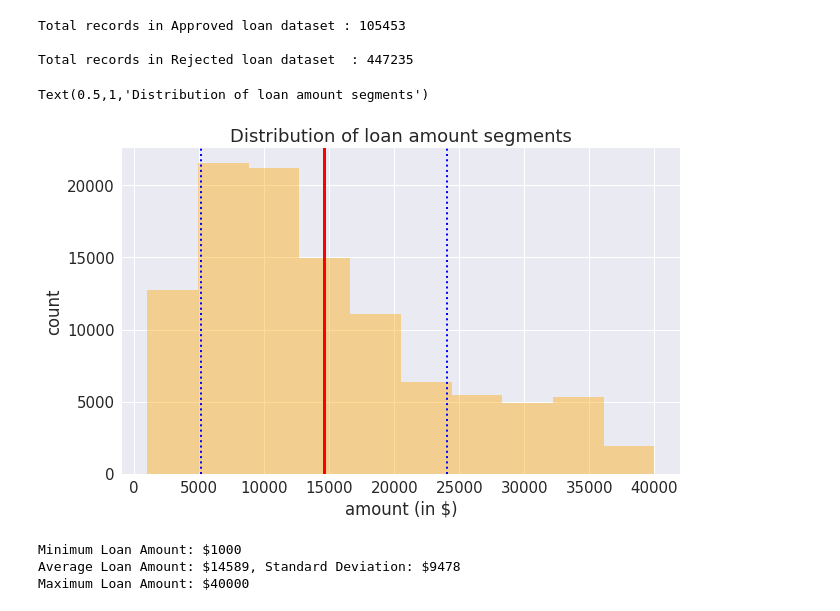
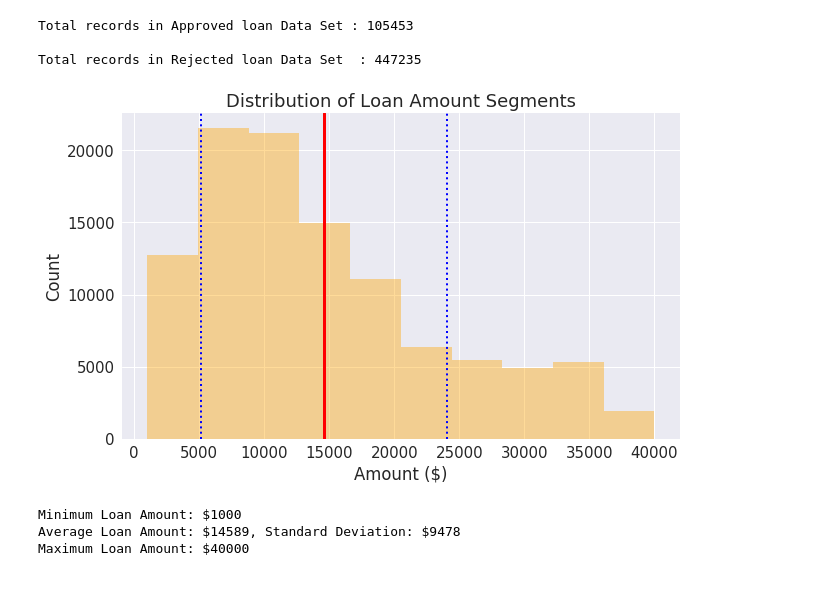
Before and after one commit to sujittripathy/DataScienceBootCampPrep, a Jupyter notebook: Capstone/Capstone_LendingClub.ipynb, the cells around one changed output. Saved outputs shown, nothing was run; the diff lists cells and outputs as text; code cells hidden in the pictures.

```diff
--- a/Capstone/Capstone_LendingClub.ipynb
+++ b/Capstone/Capstone_LendingClub.ipynb
@@ -40,36 +39,36 @@ warnings.filterwarnings('ignore')
 df_loanstats_2017_q2 = pd.read_csv('https://s3.amazonaws.com/stkaggle/lending_club/LoanStats_securev1_2017Q2_Full.csv')
 df_rejectedstats_2017_q2 = pd.read_csv('https://s3.amazonaws.com/stkaggle/lending_club/RejectStats_2017Q2.csv')
 # %%
-print('Total records in Approved loan dataset : {} \n'.format(len(df_loanstats_2017_q2)))
+print('Total records in Approved loan Data Set : {} \n'.format(len(df_loanstats_2017_q2)))
 #df_loanstats_2017_q2.info()
 #print('\n')
 #df_loanstats_2017_q2.head()
-print('Total records in Rejected loan dataset  : {} \n'.format(len(df_rejectedstats_2017_q2)))
+print('Total records in Rejected loan Data Set  : {} \n'.format(len(df_rejectedstats_2017_q2)))
 #df_rejectedstats_2017_q2.info()
 #df_rejectedstats_2017_q2.head()
 # %% [output]
-Total records in Approved loan dataset : 105453
+Total records in Approved loan Data Set : 105453
 
-Total records in Rejected loan dataset  : 447235
+Total records in Rejected loan Data Set  : 447235
 # %%
 sns.set_style('whitegrid')
 sns.set(font_scale=1.5)
 plt.figure(figsize=(10,6))
 ax1 = sns.distplot(df_loanstats_2017_q2['funded_amnt'].dropna(), color='orange',
                   kde=False,bins=10)
 funded_amt_min = df_loanstats_2017_q2['funded_amnt'].min()
 funded_amt_mean = df_loanstats_2017_q2['funded_amnt'].mean()
 funded_amt_std = df_loanstats_2017_q2['funded_amnt'].std()
 funded_amt_max = df_loanstats_2017_q2['funded_amnt'].max()
 ax1.axvline(funded_amt_mean,lw=3,color='r')
 ax1.axvline(funded_amt_mean + funded_amt_std, color='b',lw=2,linestyle='dotted')
 ax1.axvline(funded_amt_mean - funded_amt_std, color='b',lw=2, linestyle='dotted')
-ax1.set_xlabel('amount (in $)')
-ax1.set_ylabel('count')
-ax1.set_title('Distribution of loan amount segments')
+ax1.set_xlabel('Amount ($)')
+ax1.set_ylabel('Count')
+ax1.set_title('Distribution of Loan Amount Segments')
+plt.show()
 # %% [output]
-Text(0.5,1,'Distribution of loan amount segments')
-[figure, old version]
+[figure, new version]
 # %%
 print('Minimum Loan Amount: ${}'.format(int(funded_amt_min)))
 print('Average Loan Amount: ${}, Standard Deviation: ${}'.format(int(funded_amt_mean),int(funded_amt_std)))
```
Also changed, not shown: parts of 22 cells of this notebook.
